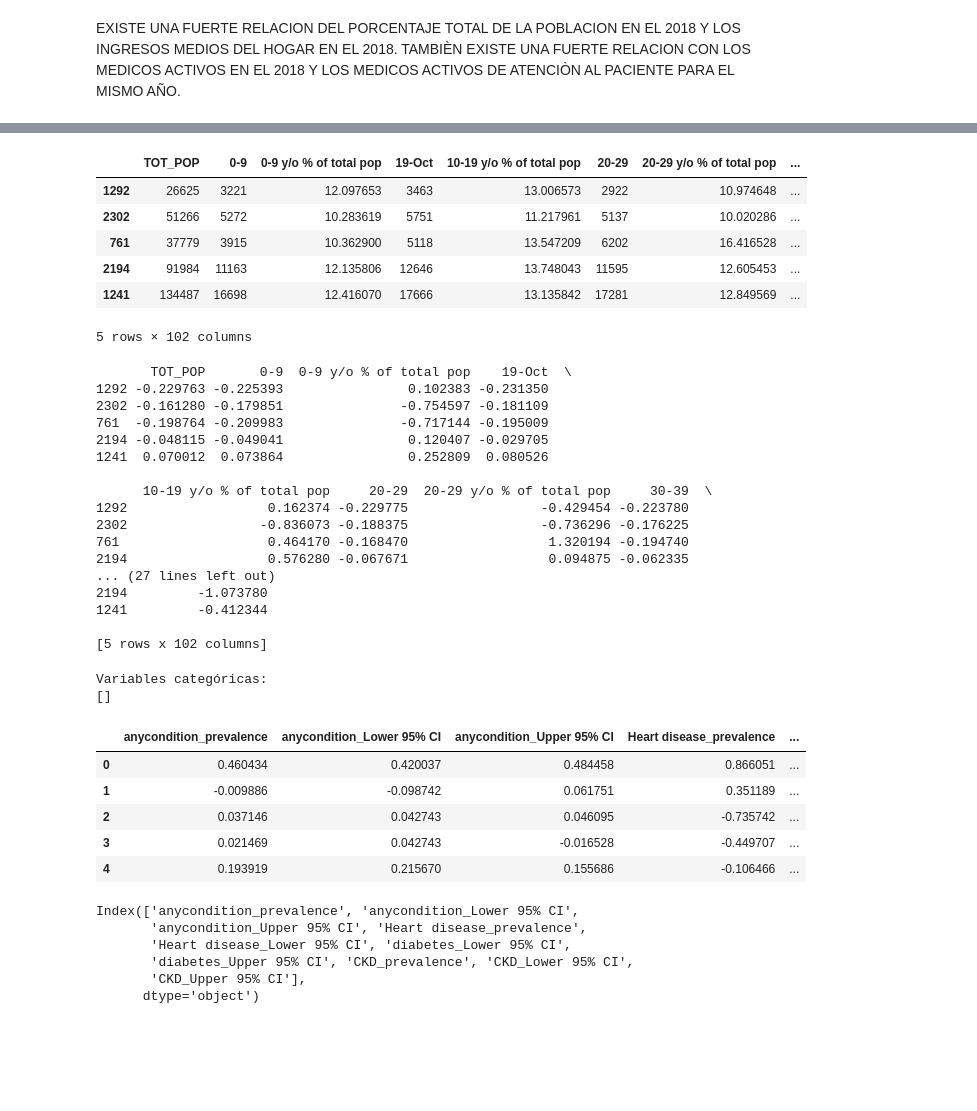
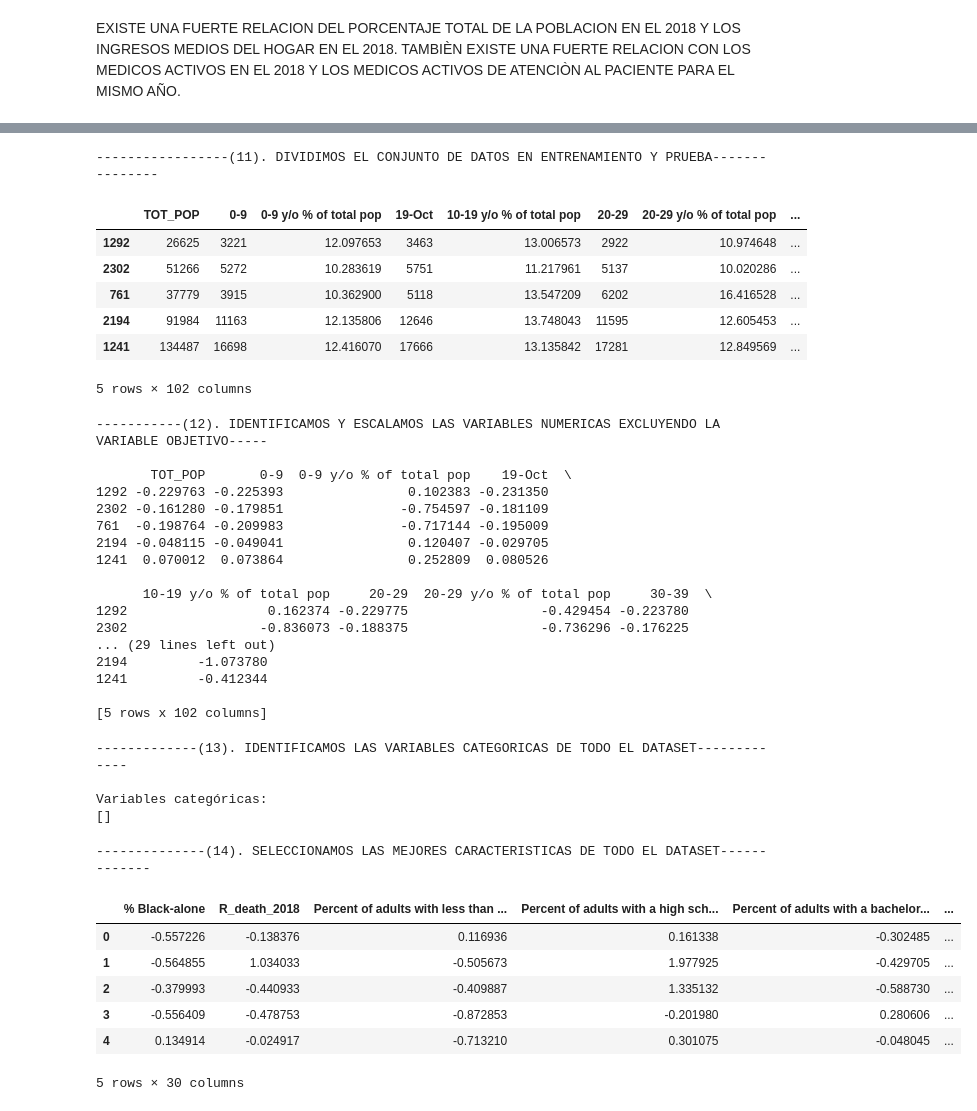
Before and after one commit to 4GeeksAcademy/Proyecto-regresion-lineal-regularizada-Jorge3127, a Jupyter notebook: src/explore.ipynb, the cells around one changed output, grey strips where cells are left out. Saved outputs shown, nothing was run; the diff lists cells and outputs as text; code cells hidden in the pictures; blank space fills up the shorter version.

```diff
--- a/src/explore.ipynb
+++ b/src/explore.ipynb
@@ -318,4 +402,5 @@ df.head()
 # %%
+print("-----------------(11). DIVIDIMOS EL CONJUNTO DE DATOS EN ENTRENAMIENTO Y PRUEBA---------------\n")
 # Dividimos el conjunto de datos en muestras de train y test
 X = df.drop("diabetes_prevalence", axis = 1)
 y = df["diabetes_prevalence"]
@@ -324,14 +409,16 @@ X_train, X_test, y_train, y_test = train_test_split(X, y, test_size = 0.2, rando
 
 X_train.head()
 # %% [output]
+-----------------(11). DIVIDIMOS EL CONJUNTO DE DATOS EN ENTRENAMIENTO Y PRUEBA---------------
 |  | TOT_POP | 0-9 | 0-9 y/o % of total pop | 19-Oct | 10-19 y/o % of total pop | 20-29 | 20-29 y/o % of total pop | ... |
 | 1292 | 26625 | 3221 | 12.097653 | 3463 | 13.006573 | 2922 | 10.974648 | ... |
 | 2302 | 51266 | 5272 | 10.283619 | 5751 | 11.217961 | 5137 | 10.020286 | ... |
 | 761 | 37779 | 3915 | 10.362900 | 5118 | 13.547209 | 6202 | 16.416528 | ... |
 | 2194 | 91984 | 11163 | 12.135806 | 12646 | 13.748043 | 11595 | 12.605453 | ... |
 | 1241 | 134487 | 16698 | 12.416070 | 17666 | 13.135842 | 17281 | 12.849569 | ... |
-5 rows × 102 columns
+5 rows × 102 columns
 # %%
+print("-----------(12). IDENTIFICAMOS Y ESCALAMOS LAS VARIABLES NUMERICAS EXCLUYENDO LA VARIABLE OBJETIVO-----\n")
 # Identificar las variables numéricas automáticamente, excluyendo 'diabetes_prevalence'
 variables_numericas = [col for col in df.columns if pd.api.types.is_numeric_dtype(df[col]) and col != 'diabetes_prevalence']
 
@@ -352,6 +439,8 @@ X_test_final = pd.DataFrame(X_test_final, index=X_test.index, columns=variables_
 # Mostrar las primeras filas de los datos escalados de entrenamiento
 print(X_train_final.head())
 # %% [output]
+-----------(12). IDENTIFICAMOS Y ESCALAMOS LAS VARIABLES NUMERICAS EXCLUYENDO LA VARIABLE OBJETIVO-----
+
        TOT_POP       0-9  0-9 y/o % of total pop    19-Oct  \
 1292 -0.229763 -0.225393                0.102383 -0.231350
 2302 -0.161280 -0.179851               -0.754597 -0.181109
@@ -362,51 +451,42 @@ print(X_train_final.head())
       10-19 y/o % of total pop     20-29  20-29 y/o % of total pop     30-39  \
 1292                  0.162374 -0.229775                 -0.429454 -0.223780
 2302                 -0.836073 -0.188375                 -0.736296 -0.176225
-761                   0.464170 -0.168470                  1.320194 -0.194740
-2194                  0.576280 -0.067671                  0.094875 -0.062335
-... (27 lines left out)
+... (29 lines left out)
 2194         -1.073780
 1241         -0.412344
 
 [5 rows x 102 columns]
 # %%
-# Identificar variables categóricas automáticamente
+print("-------------(13). IDENTIFICAMOS LAS VARIABLES CATEGORICAS DE TODO EL DATASET-------------\n")
+# Identificar variables categóricas automáticamente, como en este no hay aparecen en cero
 columnas_categoricas = [col for col in df.columns if pd.api.types.is_object_dtype(df[col])]
 
 print("Variables categóricas:")
 print(columnas_categoricas)
 # %% [output]
+-------------(13). IDENTIFICAMOS LAS VARIABLES CATEGORICAS DE TODO EL DATASET-------------
+
 Variables categóricas:
 []
 # %%
-# Con un valor de k = 10 decimos implícitamente que queremos eliminar 2 características del conjunto de datos
-selection_model = SelectKBest(score_func = f_classif, k = 10)
+print("--------------(14). SELECCIONAMOS LAS MEJORES CARACTERISTICAS DE TODO EL DATASET-------------\n")
+# Con un valor de k = 30
+selection_model = SelectKBest(score_func=f_classif, k = 30)
 
-# entreno la seleecion
+# entreno la selecciòn
 selection_model.fit(X_train_final, y_train)
 
 ix = selection_model.get_support()
 X_train_sel = pd.DataFrame(selection_model.transform(X_train_final), columns = X_train_final.columns.values[ix])
 X_test_sel = pd.DataFrame(selection_model.transform(X_test_final), columns = X_test_final.columns.values[ix])
 
 X_train_sel.head()
 # %% [output]
+--------------(14). SELECCIONAMOS LAS MEJORES CARACTERISTICAS DE TODO EL DATASET-------------
-|  | anycondition_prevalence | anycondition_Lower 95% CI | anycondition_Upper 95% CI | Heart disease_prevalence | ... |
-| 0 | 0.460434 | 0.420037 | 0.484458 | 0.866051 | ... |
-| 1 | -0.009886 | -0.098742 | 0.061751 | 0.351189 | ... |
-| 2 | 0.037146 | 0.042743 | 0.046095 | -0.735742 | ... |
-| 3 | 0.021469 | 0.042743 | -0.016528 | -0.449707 | ... |
-| 4 | 0.193919 | 0.215670 | 0.155686 | -0.106466 | ... |
+|  | % Black-alone | R_death_2018 | Percent of adults with less than ... | Percent of adults with a high sch... | Percent of adults with a bachelor... | ... |
+| 0 | -0.557226 | -0.138376 | 0.116936 | 0.161338 | -0.302485 | ... |
+| 1 | -0.564855 | 1.034033 | -0.505673 | 1.977925 | -0.429705 | ... |
+| 2 | -0.379993 | -0.440933 | -0.409887 | 1.335132 | -0.588730 | ... |
+| 3 | -0.556409 | -0.478753 | -0.872853 | -0.201980 | 0.280606 | ... |
+| 4 | 0.134914 | -0.024917 | -0.713210 | 0.301075 | -0.048045 | ... |
+5 rows × 30 columns
-# %%
-# Obtener las características seleccionadas
-selected_features = X_train_final.columns[selection_model.get_support()]
-
-
-selected_features
-# %% [output]
-Index(['anycondition_prevalence', 'anycondition_Lower 95% CI',
-       'anycondition_Upper 95% CI', 'Heart disease_prevalence',
-       'Heart disease_Lower 95% CI', 'diabetes_Lower 95% CI',
-       'diabetes_Upper 95% CI', 'CKD_prevalence', 'CKD_Lower 95% CI',
-       'CKD_Upper 95% CI'],
-      dtype='object')
```
Also changed, not shown: parts of 27 cells of this notebook.
